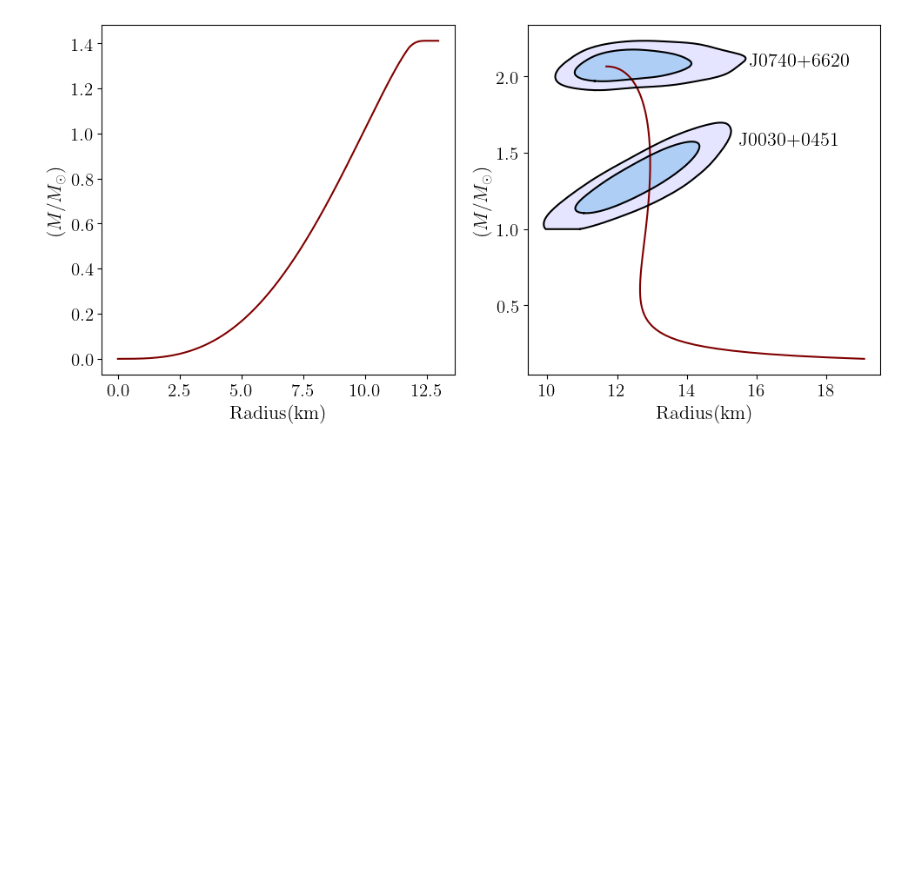
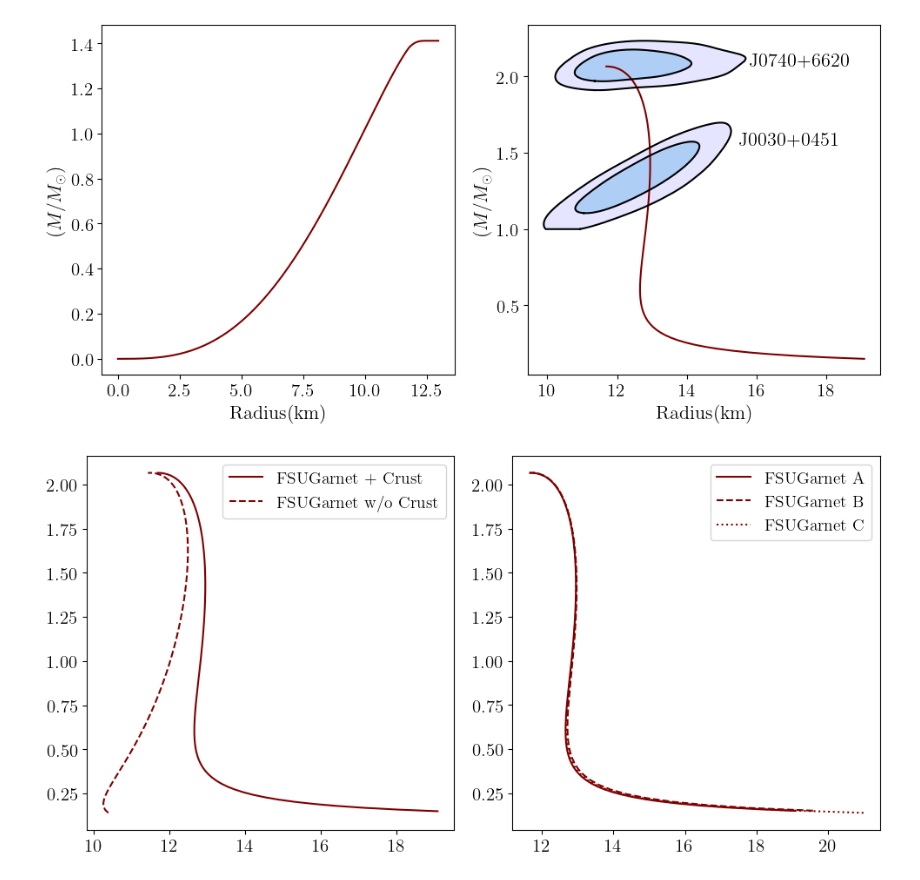
Before and after one commit to torquteam/FSU_FINITE, a Jupyter notebook: Dissertation/Plots.ipynb, the cells around one changed output. Cells and saved outputs as stored; diff of their text form; code cells hidden in the pictures; blank space fills up the shorter version.

```diff
--- a/Dissertation/Plots.ipynb
+++ b/Dissertation/Plots.ipynb
@@ -64,35 +64,47 @@ import numpy as np
 
 # Set font to a more professional style
 plt.rcParams.update({
     'text.usetex': True,
     'font.family': 'serif',
     'font.serif': ['Computer Modern'],
     'font.size': 14,
     'axes.titlesize': 14,
     'axes.labelsize': 16,
     'xtick.labelsize': 15,
     'ytick.labelsize': 15,
     'legend.fontsize': 14,
     'text.latex.preamble': r'\usepackage{bm}',
 })
 
 # Data for plotting left
-singletov = np.loadtxt("Singlestar_50icp.txt")
+Baym = np.loadtxt("FSUGarnet_Baym_RM.txt")
+Stand = np.loadtxt("FSUGarnet_RM.txt")
+NC = np.loadtxt("FSUGarnet_NC_RM.txt")
 
 # Data for plotting right
-multitov = np.loadtxt("FSUGarnet_RM.txt")
+Baym = np.loadtxt("FSUGarnet_Baym_RM.txt")
+Stand = np.loadtxt("FSUGarnet_RM.txt")
+BSk25 = np.loadtxt("FSUGarnet_BSk_RM.txt")
 J0030_68 = np.loadtxt("J0030_Riley19_NICERonly_STPST_68.txt")
 J0030_95 = np.loadtxt("J0030_Riley19_NICERonly_STPST_95.txt")
 J0740_68 = np.loadtxt("J0740_Riley21_68.txt")
 J0740_95 = np.loadtxt("J0740_Riley21_95.txt")
 
 # Create figure and subplots
-fig, ax = plt.subplots(1, 1, figsize=(10, 5))
-ax[0].plot(2.95324203*singletov[:,3], singletov[:,4], label=r'FSUGarnet $\rho_c = 386.95 \, \rm MeV/fm^3$', color='maroon',lw=1.5)
+fig, ax = plt.subplots(1, 2, figsize=(10, 5))
+ax[0].plot(Stand[:,3], Stand[:,4], label=r'FSUGarnet + Crust', color='maroon',lw=1.5)
+ax[0].plot(NC[:,3], NC[:,4], label=r'FSUGarnet w/o Crust', color='maroon',ls='dashed',lw=1.5)
 
+ax[1].plot(Stand[:,3], Stand[:,4], label=r'FSUGarnet A', color='maroon',lw=1.5)
+ax[1].plot(Baym[:,3], Baym[:,4], label=r'FSUGarnet B', color='maroon',ls='dashed',lw=1.5)
+ax[1].plot(BSk25[:,3], BSk25[:,4], label=r'FSUGarnet C', color='maroon',ls='dotted',lw=1.5)
 
 # Adjust layout
 plt.tight_layout()
+ax[0].legend()
+ax[1].legend()
 
 # Save the figure (optional)
-plt.savefig('Figure1.png', dpi=500)
+plt.savefig('Figure3.png', dpi=500)
+# %% [output]
+[figure, added]
```
Also changed, not shown: 6 other files.
